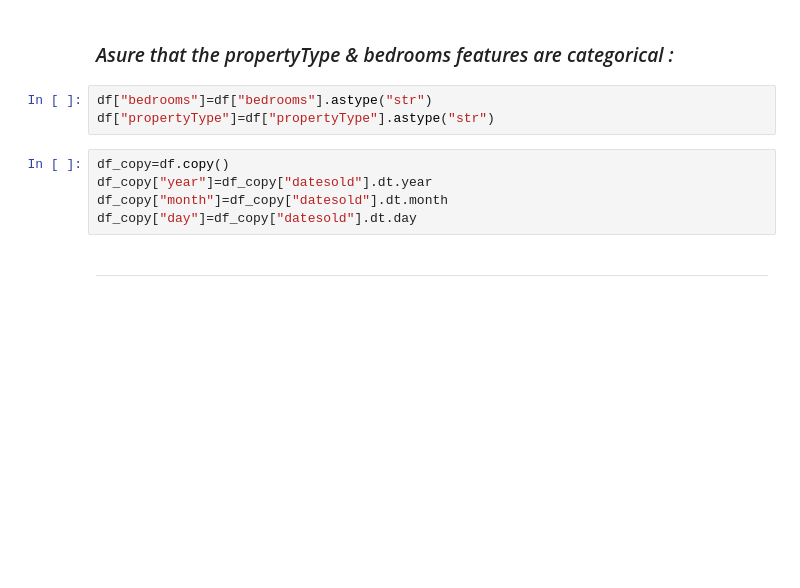
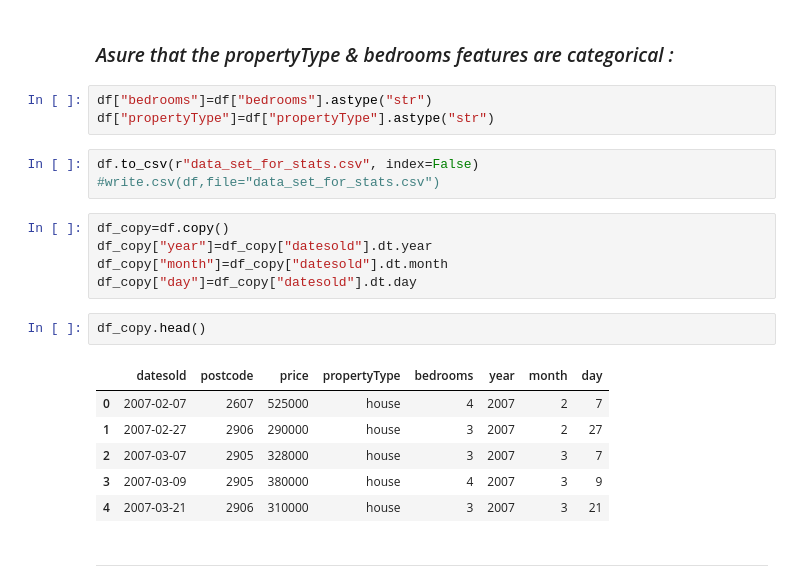
Before and after one commit to omars1234/TimeSeries_ML, a Jupyter notebook: House_prices_Analysis/House_prices_Analysis.ipynb, the cells around one changed output. Saved outputs shown, nothing was run; the diff lists cells and outputs as text; blank space fills up the shorter version.

Commit message:
export new dataset file to use in stats.ipynb file

```diff
--- a/House_prices_Analysis/House_prices_Analysis.ipynb
+++ b/House_prices_Analysis/House_prices_Analysis.ipynb
@@ -108,11 +108,23 @@ df["datesold"]=pd.to_datetime(df["datesold"])
 # %%
 df["bedrooms"]=df["bedrooms"].astype("str")
 df["propertyType"]=df["propertyType"].astype("str")
+# %%
+df.to_csv(r"data_set_for_stats.csv", index=False)
+#write.csv(df,file="data_set_for_stats.csv")
 # %%
 df_copy=df.copy()
 df_copy["year"]=df_copy["datesold"].dt.year
 df_copy["month"]=df_copy["datesold"].dt.month
 df_copy["day"]=df_copy["datesold"].dt.day
+# %%
+df_copy.head()
+# %% [output]
+|  | datesold | postcode | price | propertyType | bedrooms | year | month | day |
+| 0 | 2007-02-07 | 2607 | 525000 | house | 4 | 2007 | 2 | 7 |
+| 1 | 2007-02-27 | 2906 | 290000 | house | 3 | 2007 | 2 | 27 |
+| 2 | 2007-03-07 | 2905 | 328000 | house | 3 | 2007 | 3 | 7 |
+| 3 | 2007-03-09 | 2905 | 380000 | house | 4 | 2007 | 3 | 9 |
+| 4 | 2007-03-21 | 2906 | 310000 | house | 3 | 2007 | 3 | 21 |
 # %% [markdown]
 ---
 # %% [markdown]
```
Also changed, not shown: 1 other file.
